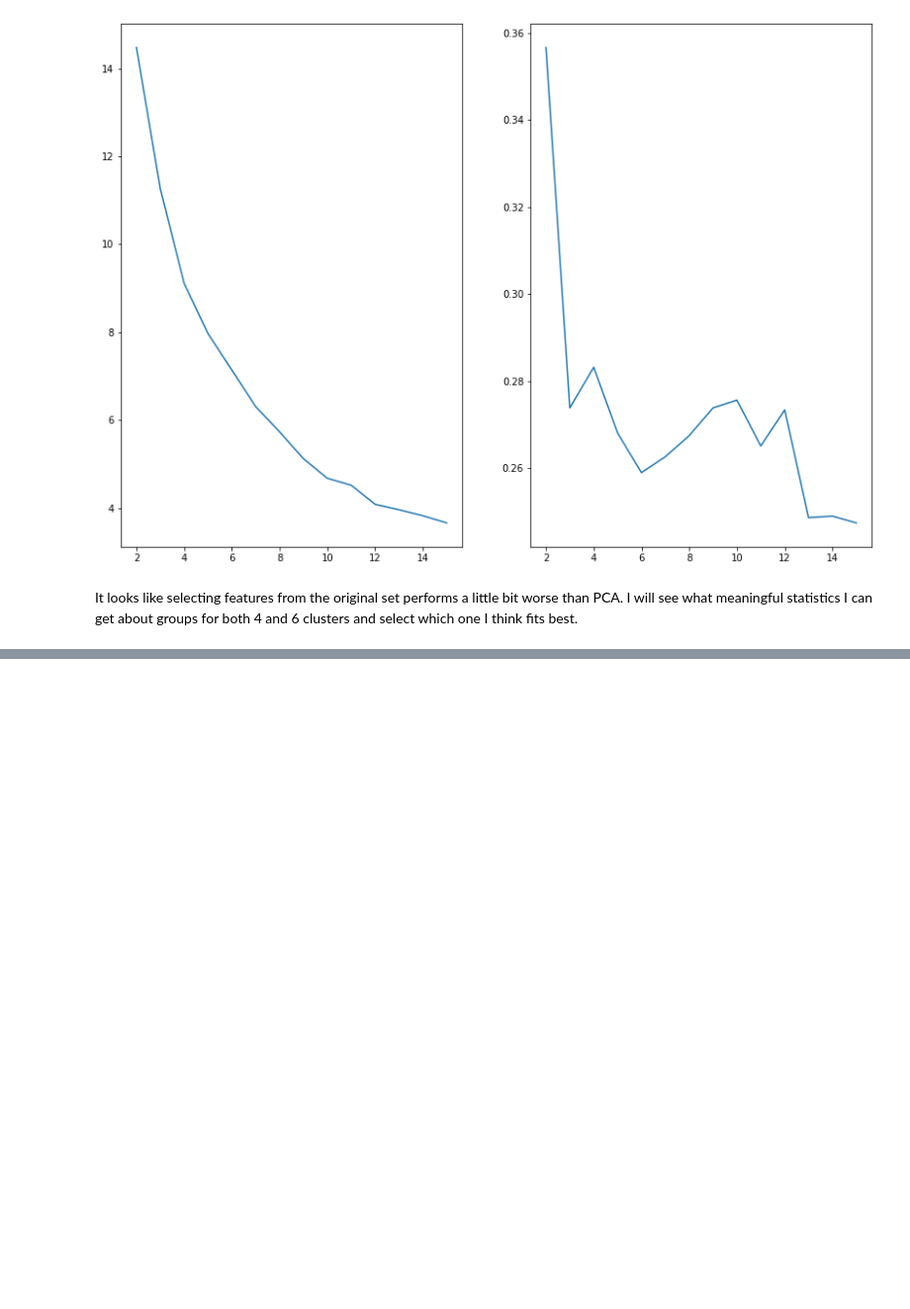
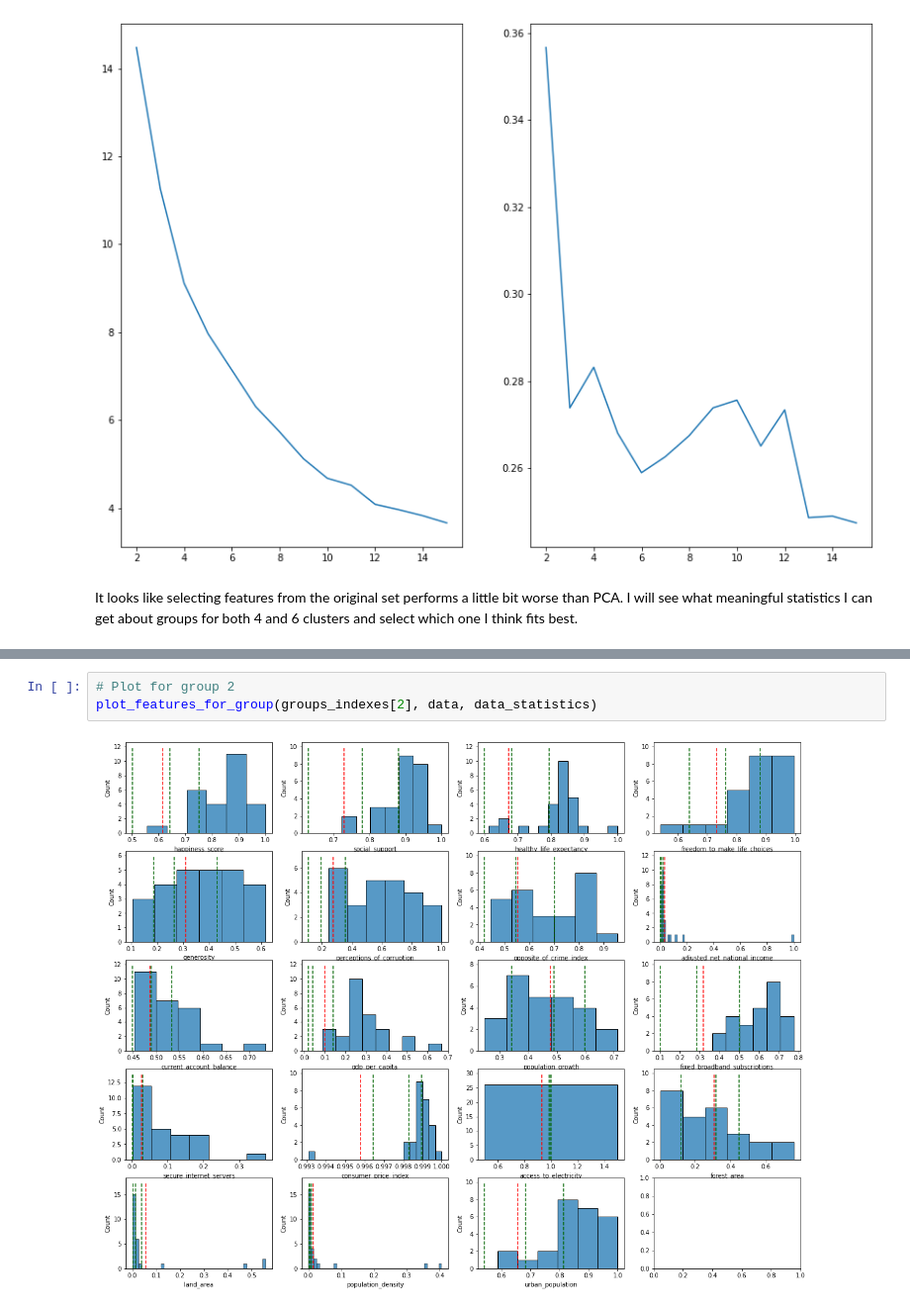
Before and after one commit to andrei-trofin/country-selector, a Jupyter notebook: notebooks/2. EDA and Clustering.ipynb, the cells around one changed output, grey strips where cells are left out. Shown at 99% size. Cells and saved outputs as stored; diff of their text form; blank space fills up the shorter version.

```diff
--- a/notebooks/2. EDA and Clustering.ipynb
+++ b/notebooks/2. EDA and Clustering.ipynb
@@ -223,0 +290,5 @@ kmeans.fit(kept_data_pca)
+# %%
+# Plot for group 2
+plot_features_for_group(groups_indexes[2], data, data_statistics)
+# %% [output]
+[figure, added]
```
Also changed, not shown: parts of 40 cells of this notebook, 1 other file.
